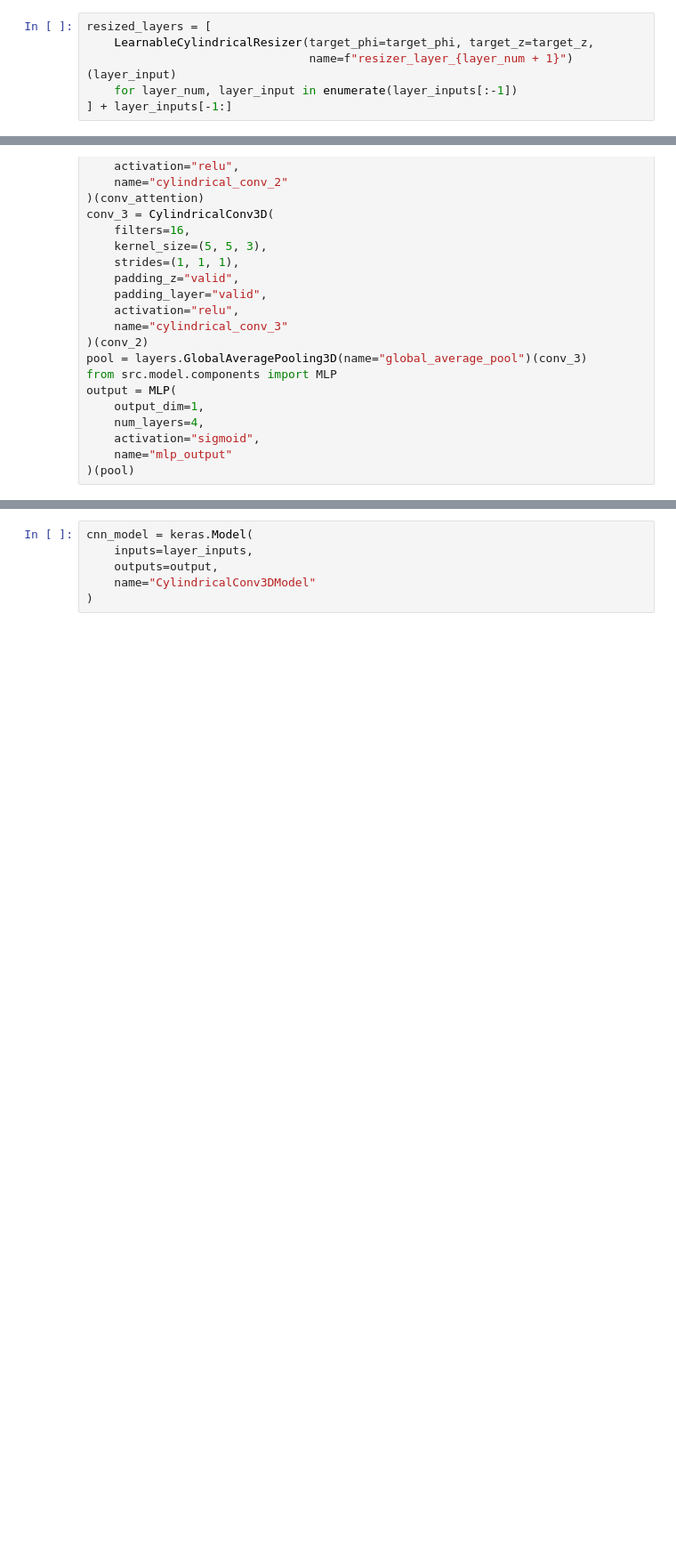
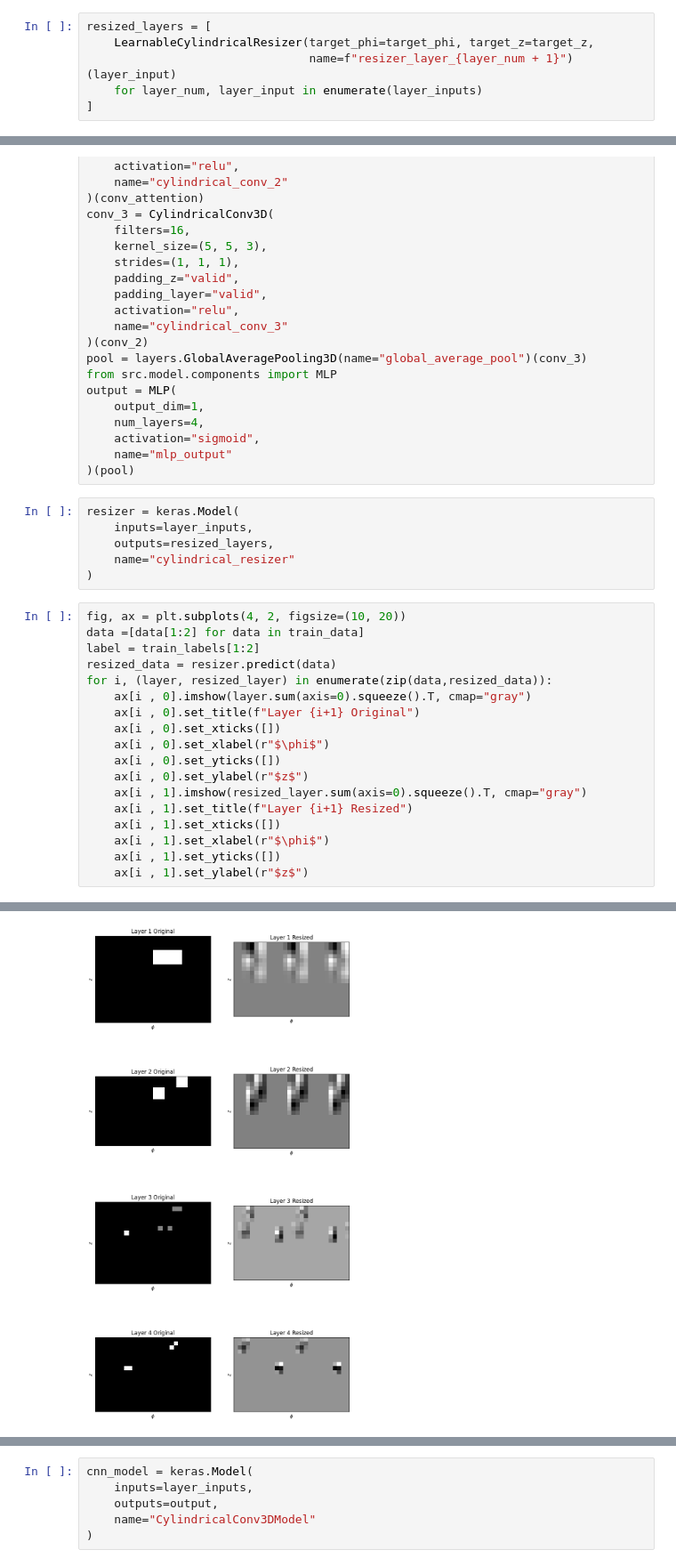
Before and after one commit to makoeppel/mu3e_gnn_trigger, a Jupyter notebook: notebooks/Convolution3D.ipynb, the cells around one changed output, grey strips where cells are left out. Shown: that part at 89% size. Cells and saved outputs as stored; diff of their text form; blank space fills up the shorter version.

```diff
--- a/notebooks/Convolution3D.ipynb
+++ b/notebooks/Convolution3D.ipynb
@@ -153,5 +166,5 @@ target_phi=28; target_z=18
 resized_layers = [
     LearnableCylindricalResizer(target_phi=target_phi, target_z=target_z,
                                 name=f"resizer_layer_{layer_num + 1}")(layer_input)
-    for layer_num, layer_input in enumerate(layer_inputs[:-1])
-] + layer_inputs[-1:]
+    for layer_num, layer_input in enumerate(layer_inputs)
+]
@@ -432,3 +447,28 @@ output = MLP(
     activation="sigmoid",
     name="mlp_output"
 )(pool)
+# %%
+resizer = keras.Model(
+    inputs=layer_inputs,
+    outputs=resized_layers,
+    name="cylindrical_resizer"
+)
+# %%
+fig, ax = plt.subplots(4, 2, figsize=(10, 20))
+data =[data[1:2] for data in train_data]
+label = train_labels[1:2]
+resized_data = resizer.predict(data)
+for i, (layer, resized_layer) in enumerate(zip(data,resized_data)):
+    ax[i , 0].imshow(layer.sum(axis=0).squeeze().T, cmap="gray")
+    ax[i , 0].set_title(f"Layer {i+1} Original")
+    ax[i , 0].set_xticks([])
+    ax[i , 0].set_xlabel(r"$\phi$")
+    ax[i , 0].set_yticks([])
+    ax[i , 0].set_ylabel(r"$z$")
+    ax[i , 1].imshow(resized_layer.sum(axis=0).squeeze().T, cmap="gray")
+    ax[i , 1].set_title(f"Layer {i+1} Resized")
+    ax[i , 1].set_xticks([])
+    ax[i , 1].set_xlabel(r"$\phi$")
+    ax[i , 1].set_yticks([])
+    ax[i , 1].set_ylabel(r"$z$")
+# %% [output]
@@ -434,0 +476 @@ output = MLP(
+[figure, added]
```
Also changed, not shown: parts of 10 cells of this notebook, 6 other files.
